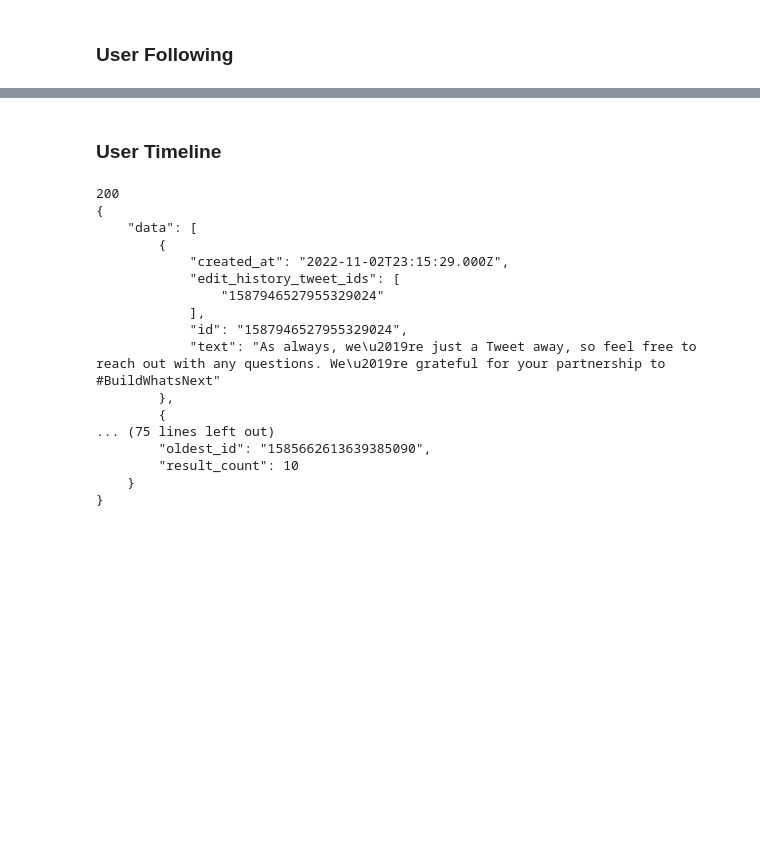
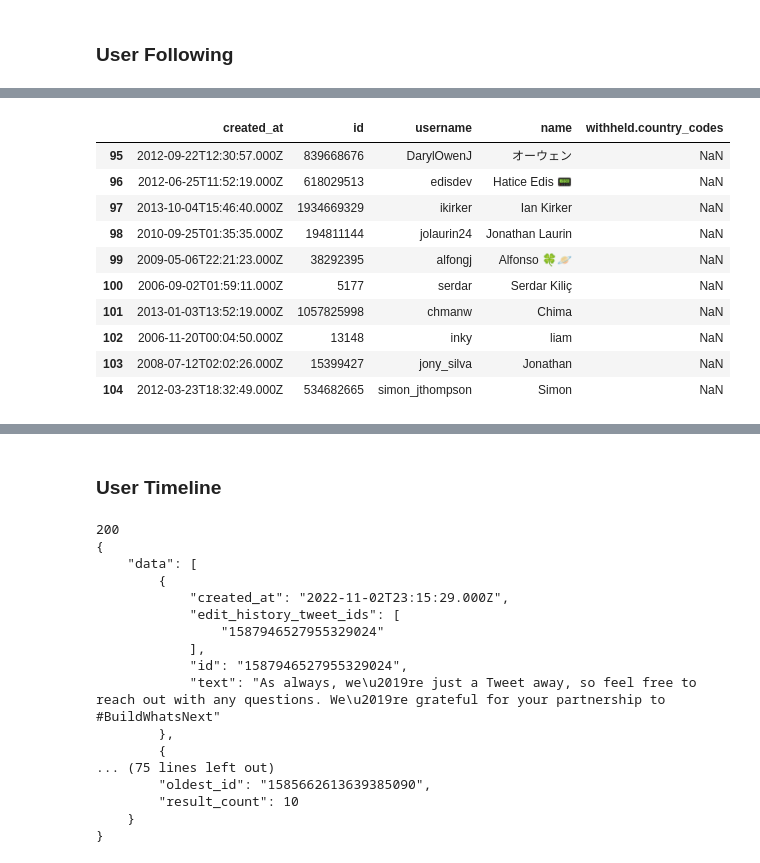
Before and after one commit to jon-chun/scrape-social-medias, a Jupyter notebook: scrape_twitter_usgovs_simple.ipynb, the cells around one changed output, grey strips where cells are left out. Saved outputs shown, nothing was run; the diff lists cells and outputs as text; code cells hidden in the pictures; blank space fills up the shorter version.

Commit message:
added pagination for following/follower

```diff
--- a/scrape_twitter_usgovs_simple.ipynb
+++ b/scrape_twitter_usgovs_simple.ipynb
@@ -240,15 +377,3 @@ govs_d_df.head()
 | 2 | nevada | https://twitter.com/GovSisolak | GovSisolak |
 | 3 | arizona | https://twitter.com/katiehobbs | katiehobbs |
 | 4 | kansas | https://twitter.com/LauraKellyKS | LauraKellyKS |
-# %%
-def connect_to_endpoint_with_params(url, tweet_fields):
-    response = requests.request(
-        "GET", url, auth=bearer_oauth, params=tweet_fields)
-    print(response.status_code)
-    if response.status_code != 200:
-        raise Exception(
-            "Request returned an error: {} {}".format(
-                response.status_code, response.text
-            )
-        )
-    return response.json()
@@ -460,17 +618,2 @@ memory usage: 3.2+ KB
 # %% [markdown]
 ### User Following
-# %%
-def get_user_following(id):
-    url = "https://api.twitter.com/2/users/{}/following".format(user_id)
-    json_response = connect_to_endpoint_wo_params(url)
-    return json_response
-
-# Test
-user_id = 2244994945
-
-json_response = get_user_following(user_id)
-print(json.dumps(json_response, indent=4, sort_keys=True))
-
-my_following_df = pd.DataFrame(json_response['data'])
-my_following_df.head()
-my_following_df.info()
@@ -510,0 +657,5 @@ memory usage: 2.5+ KB
+# %%
+user_id = 2244994945
+govs_d_following_df = get_following(user_id)
+govs_d_following_df.head()
+govs_d_following_df.info()
@@ -510,0 +698,6 @@ memory usage: 2.5+ KB
+# %%
+# Check not just repeating every 100
+
+govs_d_following_df.iloc[0:10]
+govs_d_following_df.iloc[95:105]
+# %% [output]
@@ -510,0 +715,11 @@ memory usage: 2.5+ KB
+|  | created_at | id | username | name | withheld.country_codes |
+| 95 | 2012-09-22T12:30:57.000Z | 839668676 | DarylOwenJ | オーウェン | NaN |
+| 96 | 2012-06-25T11:52:19.000Z | 618029513 | edisdev | Hatice Edis 📟 | NaN |
+| 97 | 2013-10-04T15:46:40.000Z | 1934669329 | ikirker | Ian Kirker | NaN |
+| 98 | 2010-09-25T01:35:35.000Z | 194811144 | jolaurin24 | Jonathan Laurin | NaN |
+| 99 | 2009-05-06T22:21:23.000Z | 38292395 | alfongj | Alfonso 🍀🪐 | NaN |
+| 100 | 2006-09-02T01:59:11.000Z | 5177 | serdar | Serdar Kiliç | NaN |
+| 101 | 2013-01-03T13:52:19.000Z | 1057825998 | chmanw | Chima | NaN |
+| 102 | 2006-11-20T00:04:50.000Z | 13148 | inky | liam | NaN |
+| 103 | 2008-07-12T02:02:26.000Z | 15399427 | jony_silva | Jonathan | NaN |
+| 104 | 2012-03-23T18:32:49.000Z | 534682665 | simon_jthompson | Simon | NaN |
```
Also changed, not shown: parts of 23 cells of this notebook, 3 other files.
